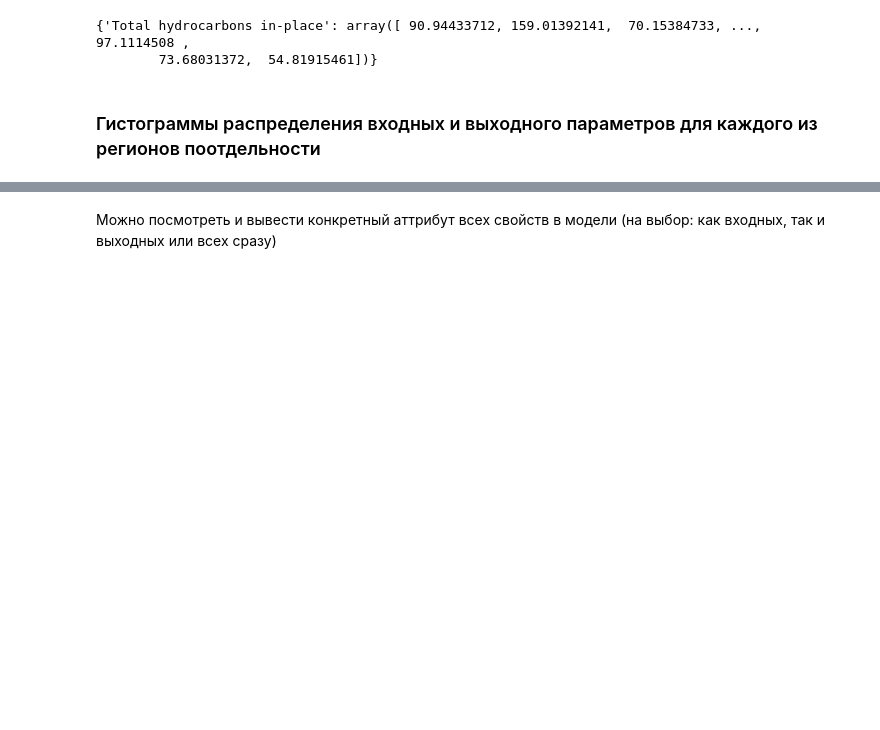
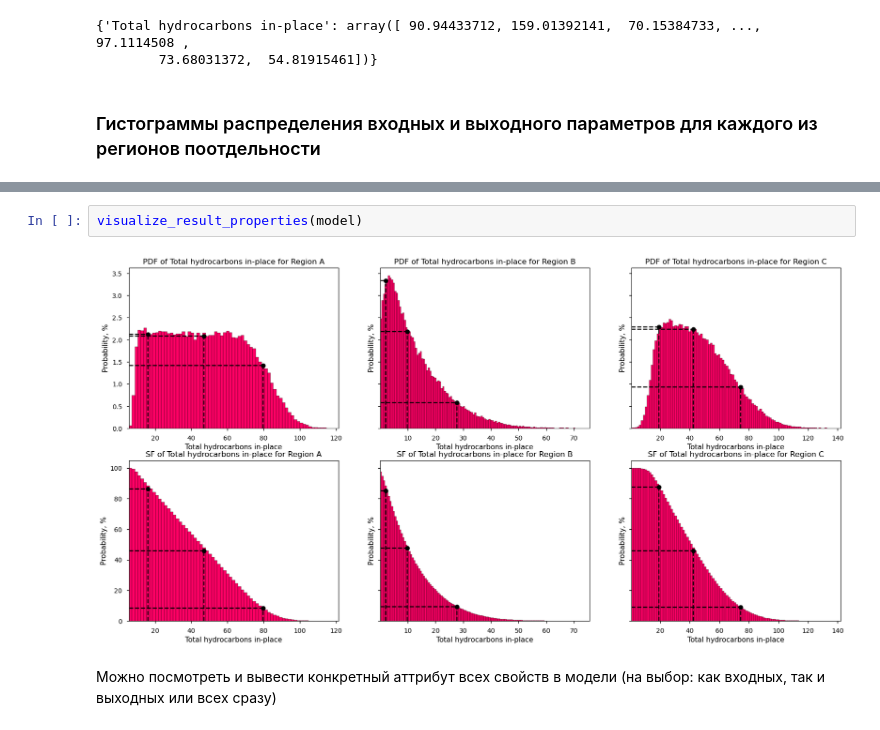
Before and after one commit to sup3r-g/PetroGeoSim, a Jupyter notebook: examples/PetroGeoSim Probabilistic Reserves RU.ipynb, the cells around one changed output, grey strips where cells are left out. Cells and saved outputs as stored; diff of their text form; blank space fills up the shorter version.

```diff
--- a/examples/PetroGeoSim Probabilistic Reserves RU.ipynb
+++ b/examples/PetroGeoSim Probabilistic Reserves RU.ipynb
@@ -294,3 +294,7 @@ visualize_properties(model, figsize=(30, 30))
+# %%
+visualize_result_properties(model)
+# %% [output]
+[figure, added]
 # %% [markdown]
 Можно посмотреть и вывести конкретный аттрибут всех свойств в модели (на выбор: как входных, так и выходных или всех сразу)
 # %%
```
Also changed, not shown: parts of 4 cells of this notebook, 8 other files.
